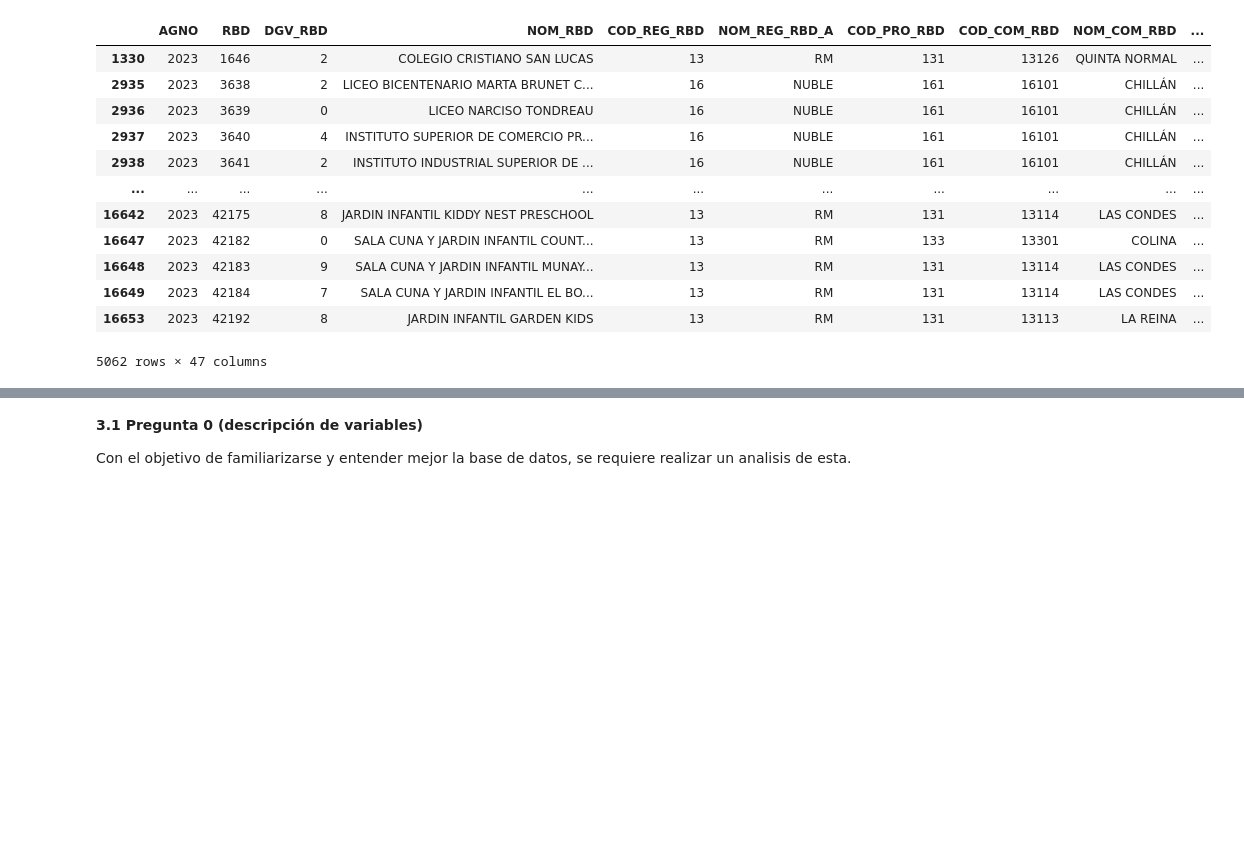
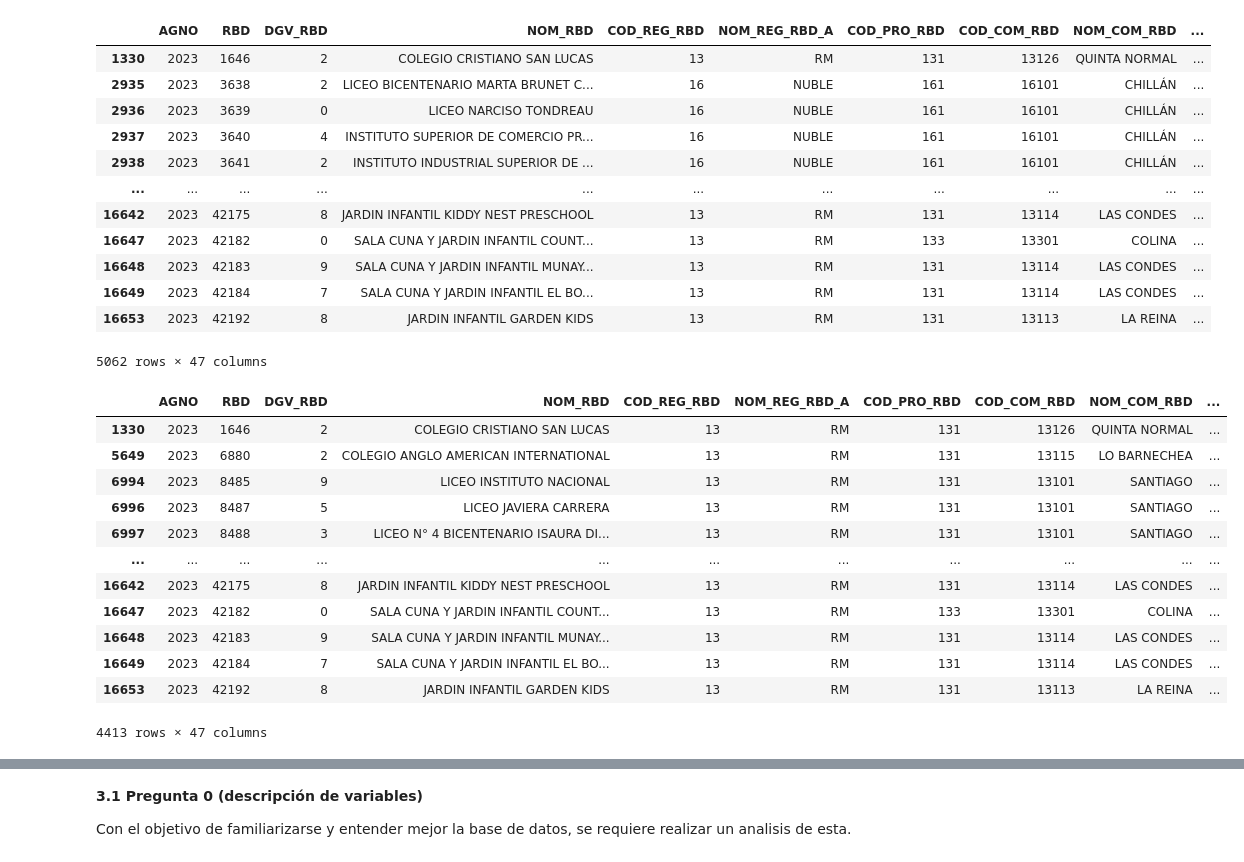
Before and after one commit to Dxeg0o/proyecto_cdd_2, a Jupyter notebook: proyecto.ipynb, the cells around one changed output, grey strips where cells are left out. Drawn from its saved outputs; the diff is of its cells as text; code cells hidden in the pictures; blank space fills up the shorter version.

```diff
--- a/proyecto.ipynb
+++ b/proyecto.ipynb
@@ -94,3 +94,20 @@ df_regiones
 | 16649 | 2023 | 42184 | 7 | SALA CUNA Y JARDIN INFANTIL EL BO... | 13 | RM | 131 | 13114 | LAS CONDES | ... |
 | 16653 | 2023 | 42192 | 8 | JARDIN INFANTIL GARDEN KIDS | 13 | RM | 131 | 13113 | LA REINA | ... |
 5062 rows × 47 columns
+# %%
+df_stgo= df[(df['NOM_REG_RBD_A'] == 'RM')]
+df_stgo
+# %% [output]
+|  | AGNO | RBD | DGV_RBD | NOM_RBD | COD_REG_RBD | NOM_REG_RBD_A | COD_PRO_RBD | COD_COM_RBD | NOM_COM_RBD | ... |
+| 1330 | 2023 | 1646 | 2 | COLEGIO CRISTIANO SAN LUCAS | 13 | RM | 131 | 13126 | QUINTA NORMAL | ... |
+| 5649 | 2023 | 6880 | 2 | COLEGIO ANGLO AMERICAN INTERNATIONAL | 13 | RM | 131 | 13115 | LO BARNECHEA | ... |
+| 6994 | 2023 | 8485 | 9 | LICEO INSTITUTO NACIONAL | 13 | RM | 131 | 13101 | SANTIAGO | ... |
+| 6996 | 2023 | 8487 | 5 | LICEO JAVIERA CARRERA | 13 | RM | 131 | 13101 | SANTIAGO | ... |
+| 6997 | 2023 | 8488 | 3 | LICEO N° 4 BICENTENARIO ISAURA DI... | 13 | RM | 131 | 13101 | SANTIAGO | ... |
+| ... | ... | ... | ... | ... | ... | ... | ... | ... | ... | ... |
+| 16642 | 2023 | 42175 | 8 | JARDIN INFANTIL KIDDY NEST PRESCHOOL | 13 | RM | 131 | 13114 | LAS CONDES | ... |
+| 16647 | 2023 | 42182 | 0 | SALA CUNA Y JARDIN INFANTIL COUNT... | 13 | RM | 133 | 13301 | COLINA | ... |
+| 16648 | 2023 | 42183 | 9 | SALA CUNA Y JARDIN INFANTIL MUNAY... | 13 | RM | 131 | 13114 | LAS CONDES | ... |
+| 16649 | 2023 | 42184 | 7 | SALA CUNA Y JARDIN INFANTIL EL BO... | 13 | RM | 131 | 13114 | LAS CONDES | ... |
+| 16653 | 2023 | 42192 | 8 | JARDIN INFANTIL GARDEN KIDS | 13 | RM | 131 | 13113 | LA REINA | ... |
+4413 rows × 47 columns
```
Also changed, not shown: parts of 3 cells of this notebook.
